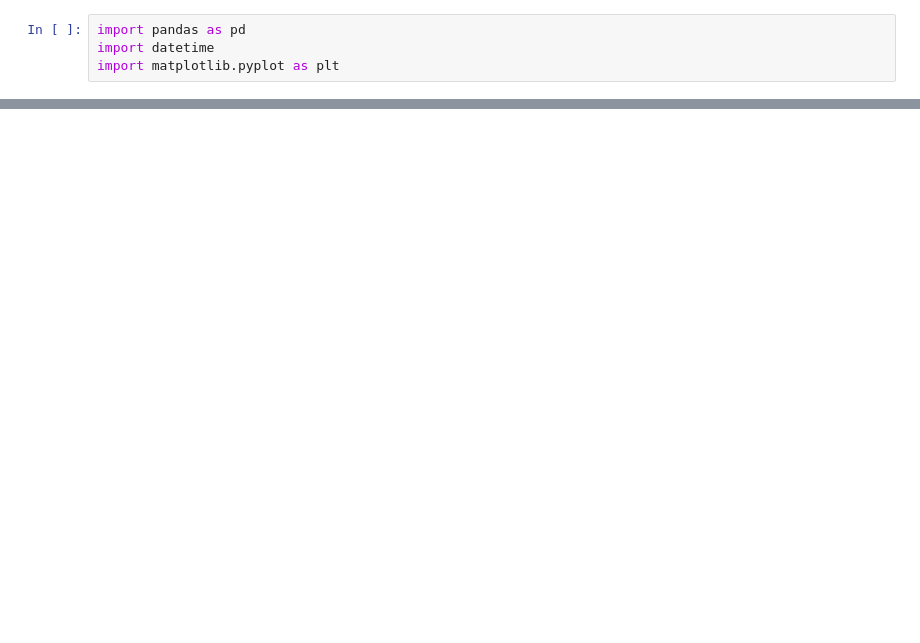
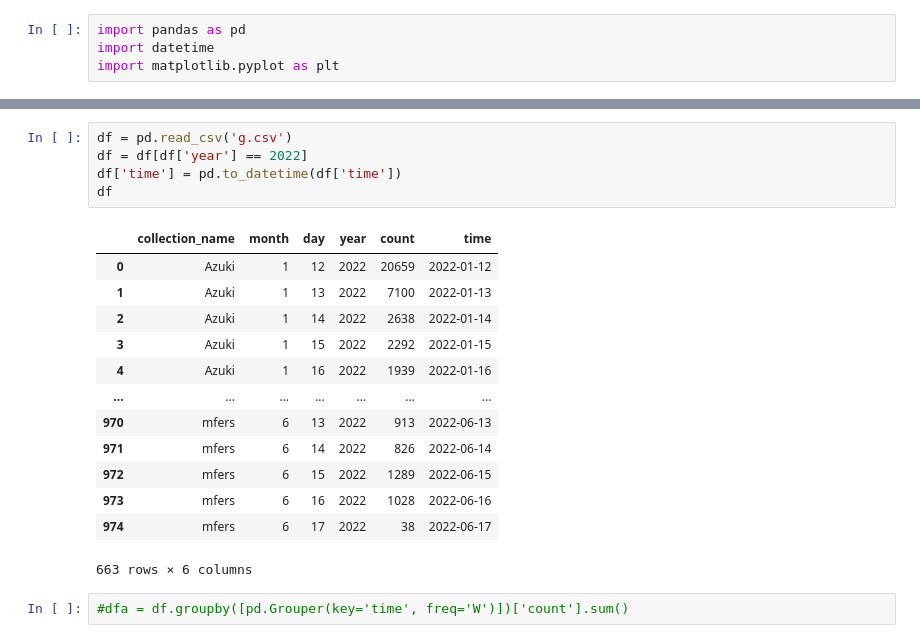
Before and after one commit to KrisOei/retrieve_openseas, a Jupyter notebook: data_analysis/overlap.ipynb, the cells around one changed output, grey strips where cells are left out. Saved outputs shown, nothing was run; the diff lists cells and outputs as text; blank space fills up the shorter version.

```diff
--- a/data_analysis/overlap.ipynb
+++ b/data_analysis/overlap.ipynb
@@ -69,0 +61,21 @@ df
+# %%
+df = pd.read_csv('g.csv')
+df = df[df['year'] == 2022]
+df['time'] = pd.to_datetime(df['time'])
+df
+# %% [output]
+|  | collection_name | month | day | year | count | time |
+| 0 | Azuki | 1 | 12 | 2022 | 20659 | 2022-01-12 |
+| 1 | Azuki | 1 | 13 | 2022 | 7100 | 2022-01-13 |
+| 2 | Azuki | 1 | 14 | 2022 | 2638 | 2022-01-14 |
+| 3 | Azuki | 1 | 15 | 2022 | 2292 | 2022-01-15 |
+| 4 | Azuki | 1 | 16 | 2022 | 1939 | 2022-01-16 |
+| ... | ... | ... | ... | ... | ... | ... |
+| 970 | mfers | 6 | 13 | 2022 | 913 | 2022-06-13 |
+| 971 | mfers | 6 | 14 | 2022 | 826 | 2022-06-14 |
+| 972 | mfers | 6 | 15 | 2022 | 1289 | 2022-06-15 |
+| 973 | mfers | 6 | 16 | 2022 | 1028 | 2022-06-16 |
+| 974 | mfers | 6 | 17 | 2022 | 38 | 2022-06-17 |
+663 rows × 6 columns
+# %%
+#dfa = df.groupby([pd.Grouper(key='time', freq='W')])['count'].sum()
```
Also changed, not shown: parts of 7 cells of this notebook, 2 other files.
